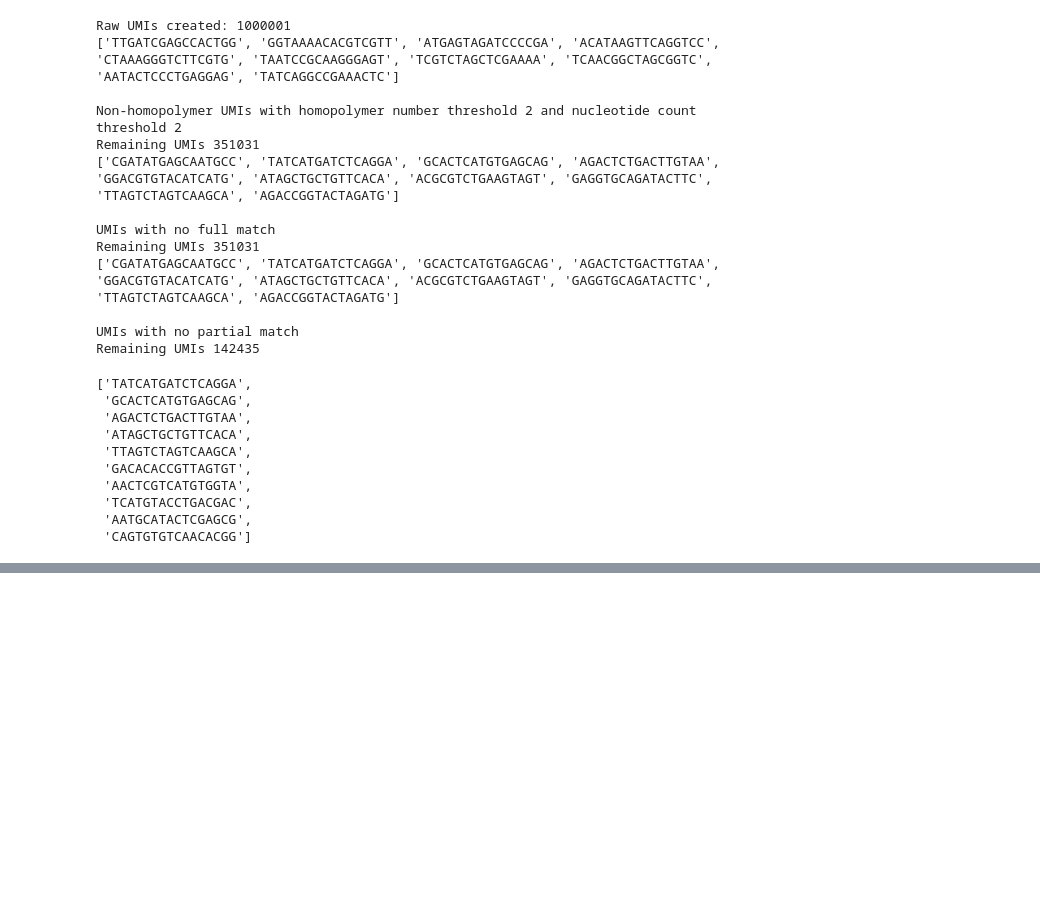
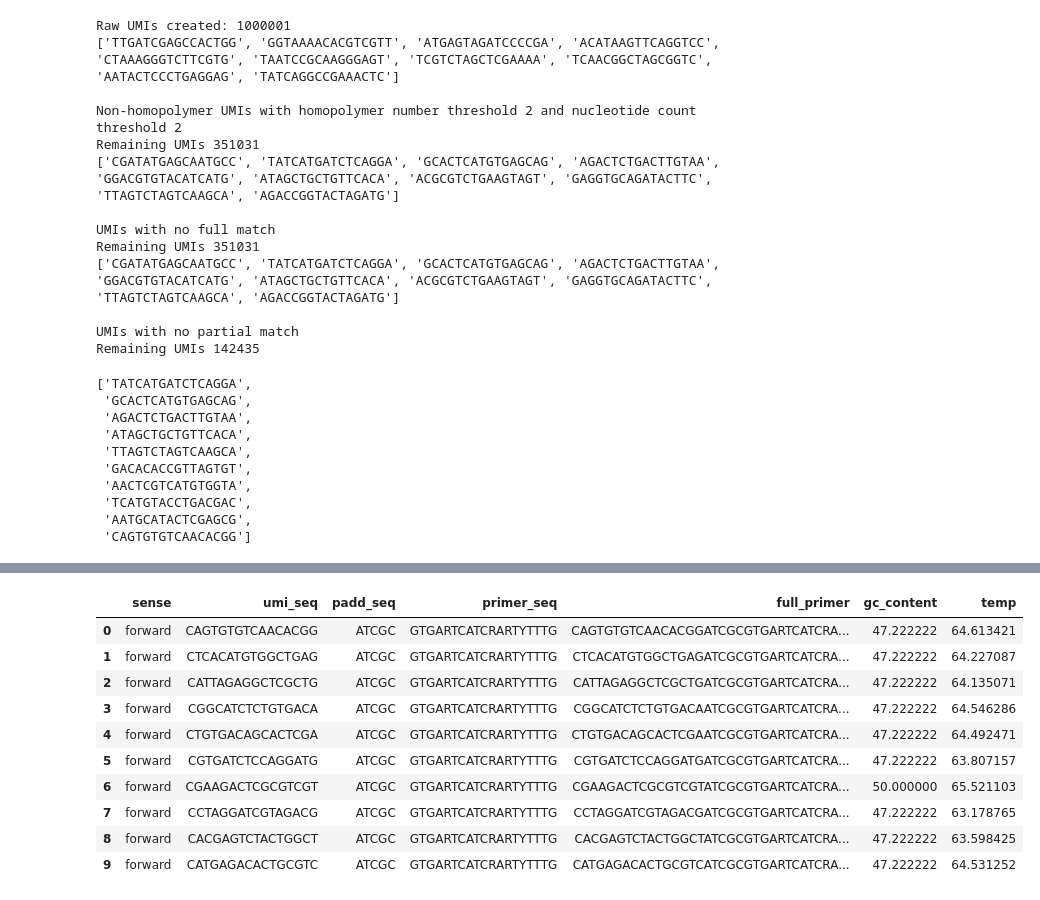
Before and after one commit to mftorres/ENTWINE, a Jupyter notebook: general_tools/create_test_umis.ipynb, the cells around one changed output, grey strips where cells are left out. Cells and saved outputs as stored; diff of their text form; code cells hidden in the pictures; blank space fills up the shorter version.

```diff
--- a/general_tools/create_test_umis.ipynb
+++ b/general_tools/create_test_umis.ipynb
@@ -372,0 +561,75 @@ tagged_primers.to_csv('./TEFa_Al33F-Al33R_tagged.csv', sep = '\t', index_label =
+# %%
+# finally, calculate GC content and annealing temperature
+# for the remaining 142435 umis (we need 96*2)
+# we can check the first 1000 or so umis
+# we will select those with compatible temperatures and good CG content
+
+# blasting this padd against internal transcribed spacer sequences from fungi (core_nt)
+# return no significant matches (too short of a sequence)
+
+padd = 'ATCGC'
+
+primer_forward = 'GTGARTCATCRARTYTTTG'
+primer_reverse = 'CGATCGATTTGCACGTCAGA'
+
+gc_min = 46
+gc_max = 54
+
+# no more than 5 degree difference in annealing temperatures between primer pairs
+temp_min = 62
+temp_max = 67
+
+# how many tagged primers to generate
+# e.g. if num_primers = 96, it will generate 96 forward and 96 reverse
+num_primers = 25 # max number, we can select the "first 16 forward"
+
+# creates the table to store information
+tagged_primers = pd.DataFrame(columns = ['sense','umi_seq','padd_seq','primer_seq','full_primer','gc_content','temp'])
+
+# I am not reinitiating this to make sure the tags in the forward primers don't repeat
+# umi_track = []
+
+f_count = 0
+for umi in umis_selected: # umi_preselected[0:20000] if you want to test things fast, you can select the first e.g. 20000 rows
+    if umi not in umi_track:
+        fullseq = umi + padd + primer_forward
+        gc_content = gc_fraction(fullseq) * 100
+        temp = mt.Tm_NN(fullseq)
+        sense = 'forward' # python is zero indexed
+
+        if gc_min <= gc_content <= gc_max and temp_min <= temp <= temp_max:
+            row = [sense, umi, padd, primer_forward, fullseq, gc_content, temp]
+            tagged_primers.loc[len(tagged_primers)] = row # appends the row
+            umi_track.append(umi)
+            f_count += 1
+            if f_count == num_primers:
+                break
+print('done with forward primers')
+
+r_count = 0
+for umi in umis_selected: # umi_preselected[0:20000] if you want to test things fast, you can select the first e.g. 20000 rows
+    if umi not in umi_track:
+        fullseq = padd + umi + primer_reverse
+        gc_content = gc_fraction(fullseq) * 100
+        temp = mt.Tm_NN(fullseq)
+        sense = 'reverse' # python is zero indexed
+
+        if gc_min <= gc_content <= gc_max and temp_min <= temp <= temp_max:
+            row = [sense, umi, padd, primer_reverse, fullseq, gc_content, temp]
+            tagged_primers.loc[len(tagged_primers)] = row # appends the row
+            umi_track.append(umi)
+            r_count += 1
+            if r_count == num_primers:
+                break
+
+print('done with reverse primers')
+
+print('Umis generated under the thresholds: %s'%(len(tagged_primers)))
+print('Of which %s are forward and %s are reverse'%(len(tagged_primers[tagged_primers['sense'] == 'forward']),
+                                                    len(tagged_primers[tagged_primers['sense'] == 'reverse'])))
+
+# save the file
+tagged_primers.to_csv('./gITS7ngs_LR5F-ITS2_tagged.csv', sep = '\t', index_label = 'index')
+
+tagged_primers.head(10)
+# %% [output]
@@ -372,0 +640,11 @@ tagged_primers.to_csv('./TEFa_Al33F-Al33R_tagged.csv', sep = '\t', index_label =
+|  | sense | umi_seq | padd_seq | primer_seq | full_primer | gc_content | temp |
+| 0 | forward | CAGTGTGTCAACACGG | ATCGC | GTGARTCATCRARTYTTTG | CAGTGTGTCAACACGGATCGCGTGARTCATCRA... | 47.222222 | 64.613421 |
+| 1 | forward | CTCACATGTGGCTGAG | ATCGC | GTGARTCATCRARTYTTTG | CTCACATGTGGCTGAGATCGCGTGARTCATCRA... | 47.222222 | 64.227087 |
+| 2 | forward | CATTAGAGGCTCGCTG | ATCGC | GTGARTCATCRARTYTTTG | CATTAGAGGCTCGCTGATCGCGTGARTCATCRA... | 47.222222 | 64.135071 |
+| 3 | forward | CGGCATCTCTGTGACA | ATCGC | GTGARTCATCRARTYTTTG | CGGCATCTCTGTGACAATCGCGTGARTCATCRA... | 47.222222 | 64.546286 |
+| 4 | forward | CTGTGACAGCACTCGA | ATCGC | GTGARTCATCRARTYTTTG | CTGTGACAGCACTCGAATCGCGTGARTCATCRA... | 47.222222 | 64.492471 |
+| 5 | forward | CGTGATCTCCAGGATG | ATCGC | GTGARTCATCRARTYTTTG | CGTGATCTCCAGGATGATCGCGTGARTCATCRA... | 47.222222 | 63.807157 |
+| 6 | forward | CGAAGACTCGCGTCGT | ATCGC | GTGARTCATCRARTYTTTG | CGAAGACTCGCGTCGTATCGCGTGARTCATCRA... | 50.000000 | 65.521103 |
+| 7 | forward | CCTAGGATCGTAGACG | ATCGC | GTGARTCATCRARTYTTTG | CCTAGGATCGTAGACGATCGCGTGARTCATCRA... | 47.222222 | 63.178765 |
+| 8 | forward | CACGAGTCTACTGGCT | ATCGC | GTGARTCATCRARTYTTTG | CACGAGTCTACTGGCTATCGCGTGARTCATCRA... | 47.222222 | 63.598425 |
+| 9 | forward | CATGAGACACTGCGTC | ATCGC | GTGARTCATCRARTYTTTG | CATGAGACACTGCGTCATCGCGTGARTCATCRA... | 47.222222 | 64.531252 |
```
Also changed, not shown: parts of 12 cells of this notebook.
